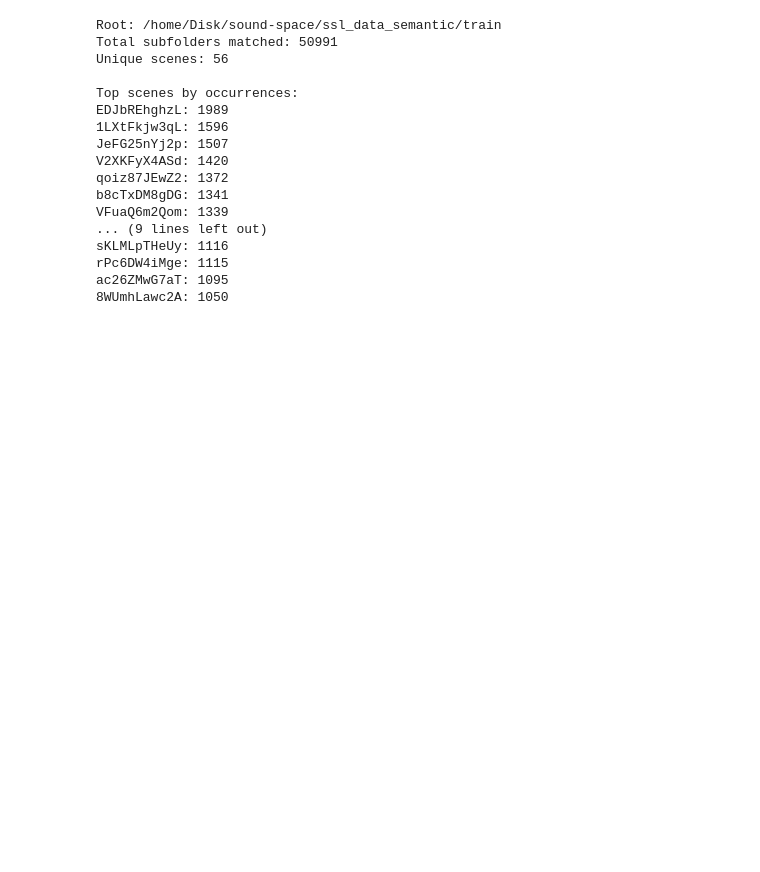
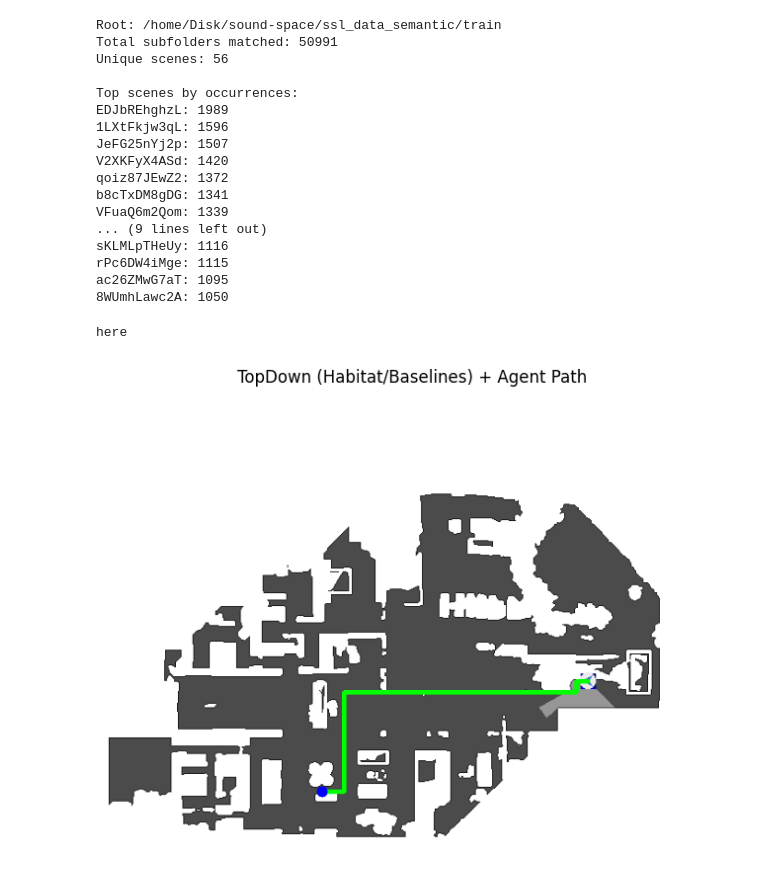
Before and after one commit to yizhuoyang/ss_nav, a Jupyter notebook: test_sim.ipynb, the cells around one changed output. Cells and saved outputs as stored; diff of their text form; code cells hidden in the pictures; blank space fills up the shorter version.

```diff
--- a/test_sim.ipynb
+++ b/test_sim.ipynb
@@ -121,0 +242,64 @@ ac26ZMwG7aT: 1095
+# %%
+import os, glob
+import numpy as np
+import matplotlib.pyplot as plt
+import cv2
+
+from ss_baselines.common.utils import plot_top_down_map
+
+NPZ_DIR = "/home/Disk/yyz/sound-spaces/debug_npz/fzynW3qQPVF_ep5103"
+
+# 0.0, 1.0, ..., 33.0 排序
+files = sorted(
+    glob.glob(os.path.join(NPZ_DIR, "*.npz")),
+    key=lambda p: float(os.path.basename(p).replace(".npz",""))
+)
+
+def npz_to_info(d):
+    xy = d["agent_map_coord"]
+    return {
+        "top_down_map": {
+            "map": d["map"],
+            "fog_of_war_mask": d["fog_of_war_mask"],
+            "agent_map_coord": (int(xy[0]), int(xy[1])),
+            "agent_angle": float(d["agent_angle"]),
+        }
+    }
+
+# === 1) 用第一帧生成官方 topdown 底图 ===
+d0 = np.load(files[0])
+info0 = npz_to_info(d0)
+img_rgb = plot_top_down_map(info0, dataset="mp3d")   # RGB uint8
+
+# === 2) 读整条轨迹（agent_map_coord） ===
+path = []
+for f in files:
+    d = np.load(f)
+    xy = d["agent_map_coord"]
+    path.append((int(xy[0]), int(xy[1])))
+path = np.array(path, dtype=np.int32)  # [T,2]
+
+# === 3) 在官方底图上画轨迹（OpenCV画线） ===
+img_bgr = cv2.cvtColor(img_rgb, cv2.COLOR_RGB2BGR)
+
+# 轨迹线（红）
+for i in range(1, len(path)):
+    r1, c1 = path[i-1]
+    r2, c2 = path[i]
+    cv2.line(img_bgr, (c1, r1), (c2, r2), (0,255,0), 4)
+
+# 起点（绿）终点（蓝）
+r0, c0 = path[0]
+r1, c1 = path[-1]
+# cv2.circle(img_bgr, (c0, r0), 6, (0, 255, 0), -1)   # start
+cv2.circle(img_bgr, (c1, r1), 6, (255, 0, 0), -1)   # end
+
+# === 4) 显示 ===
+plt.figure(figsize=(8,8))
+plt.imshow(cv2.cvtColor(img_bgr, cv2.COLOR_BGR2RGB))
+plt.axis("off")
+plt.title("TopDown (Habitat/Baselines) + Agent Path")
+plt.show()
+# %% [output]
+here
+[figure, added]
```
Also changed, not shown: parts of 12 cells of this notebook, 10 other files.
